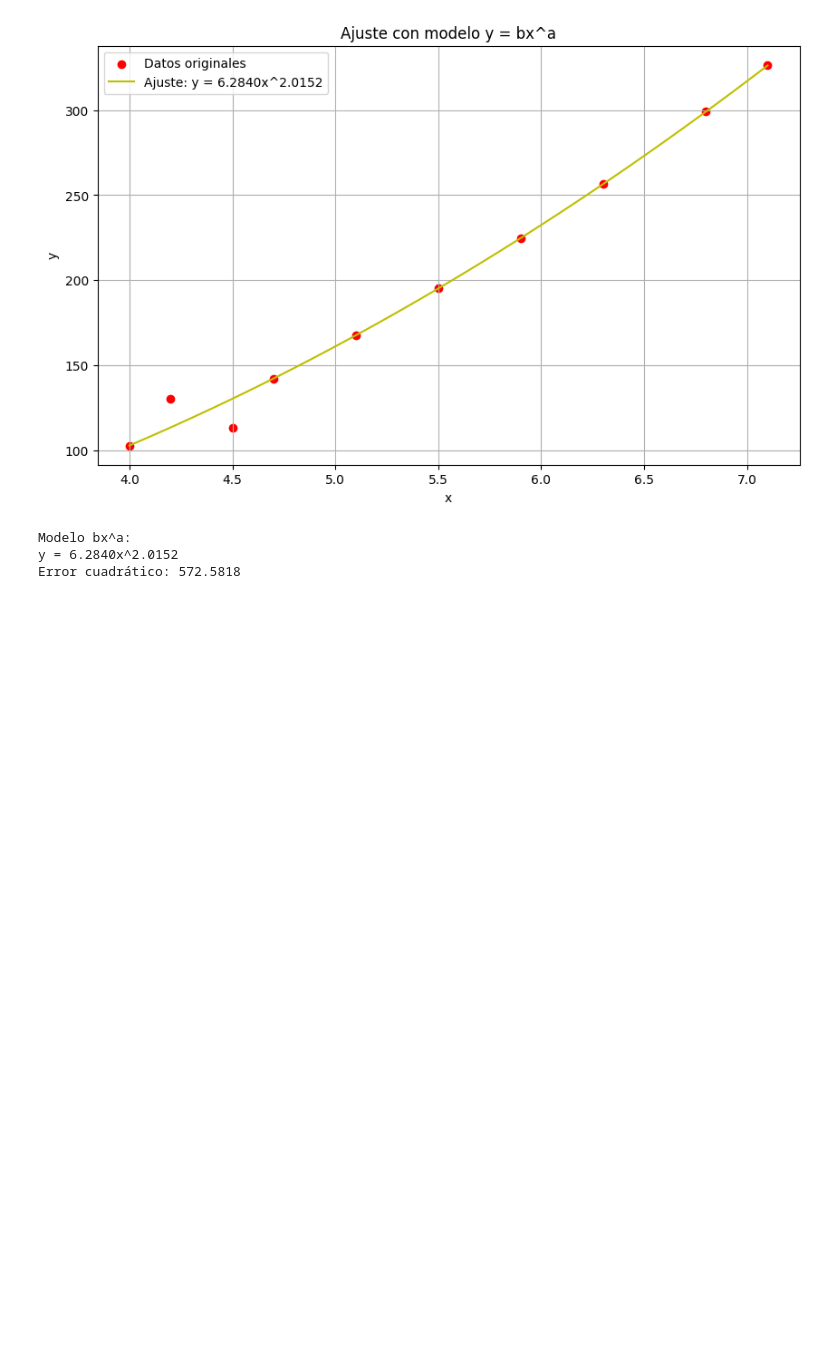
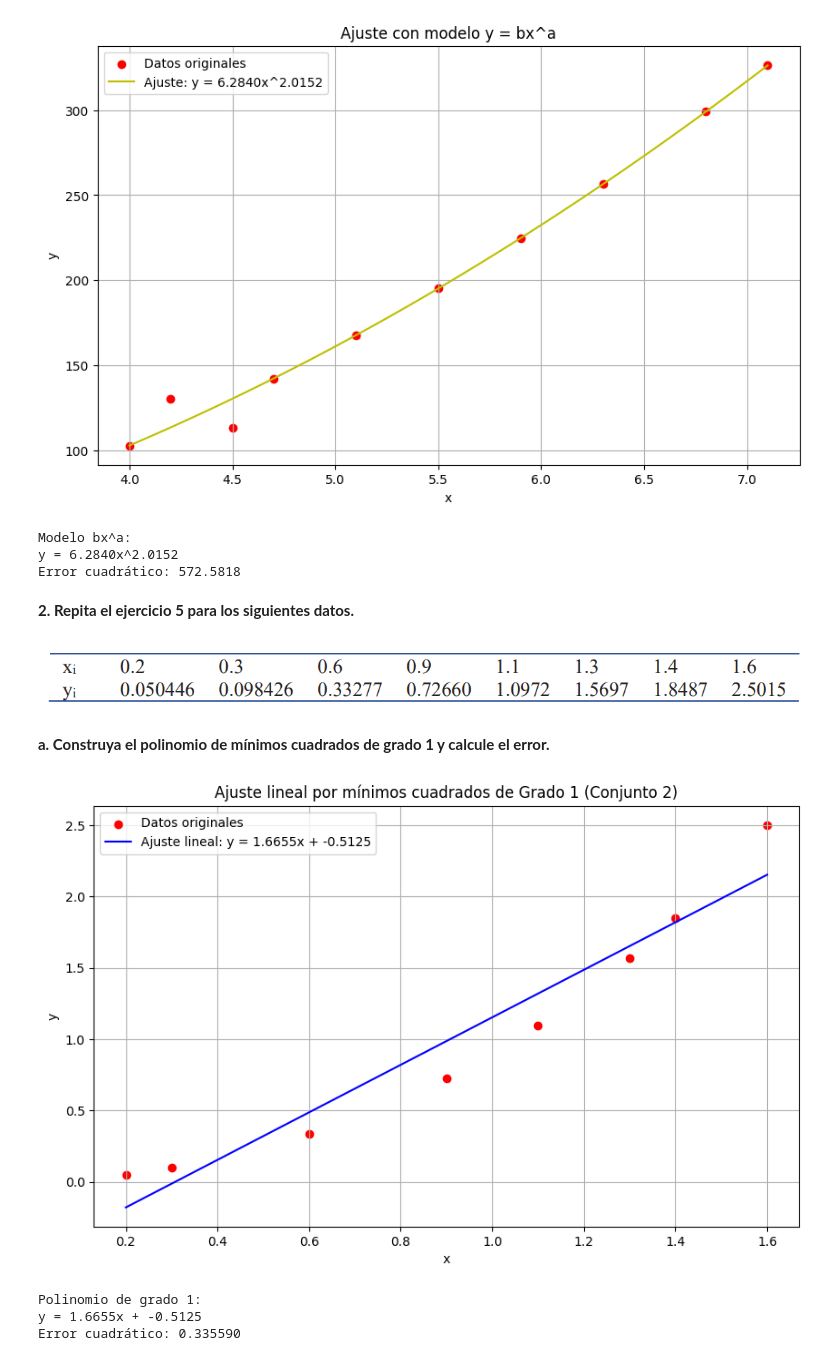
Before and after one commit to SebastianMoralesEpn/Github1.0, a Jupyter notebook: Tareas/[Tarea 08] Ejercicios Unidad 03-C mínimos cuadrados/[Tarea 08] Ejercicios Unidad 03-C mínimos cuadrados - Morales Sebastian.ipynb, the cells around one changed output. Drawn from its saved outputs; the diff is of its cells as text; code cells hidden in the pictures; blank space fills up the shorter version.

Commit message:
Resolución del Ejercicio 2 de la Tarea 08

```diff
--- a/Tareas/[Tarea 08] Ejercicios Unidad 03-C mínimos cuadrados/[Tarea 08] Ejercicios Unidad 03-C mínimos cuadrados - Morales Sebastian.ipynb
+++ b/Tareas/[Tarea 08] Ejercicios Unidad 03-C mínimos cuadrados/[Tarea 08] Ejercicios Unidad 03-C mínimos cuadrados - Morales Sebastian.ipynb
@@ -188,3 +188,44 @@ print(f"Error cuadrático: {error:.4f}")
 Modelo bx^a:
 y = 6.2840x^2.0152
 Error cuadrático: 572.5818
+# %% [markdown]
+**2. Repita el ejercicio 5 para los siguientes datos.**
+# %% [markdown]
+![02.png](attachment:02.png)
+# %% [markdown]
+**a. Construya el polinomio de mínimos cuadrados de grado 1 y calcule el error.**
+# %%
+# Nuevos datos
+xi_2 = np.array([0.2, 0.3, 0.6, 0.9, 1.1, 1.3, 1.4, 1.6])
+yi_2 = np.array([0.050446, 0.098426, 0.33277, 0.72660, 1.0972, 1.5697, 1.8487, 2.5015])
+
+# Modelo lineal
+def linear_model_2(x, a, b):
+    return a * x + b
+
+# Ajuste
+params_lin_2, _ = curve_fit(linear_model_2, xi_2, yi_2)
+a1_2, b1_2 = params_lin_2
+error_2 = np.sum((yi_2 - linear_model_2(xi_2, a1_2, b1_2))**2)
+
+# Gráfico
+plt.figure(figsize=(10, 6))
+plt.scatter(xi_2, yi_2, color='red', label='Datos originales')
+x_vals_2 = np.linspace(min(xi_2), max(xi_2), 100)
+plt.plot(x_vals_2, linear_model_2(x_vals_2, a1_2, b1_2), 'b-',
+         label=f'Ajuste lineal: y = {a1_2:.4f}x + {b1_2:.4f}')
+plt.title('Ajuste lineal por mínimos cuadrados de Grado 1 (Conjunto 2)')
+plt.xlabel('x')
+plt.ylabel('y')
+plt.legend()
+plt.grid(True)
+plt.show()
+
+print("Polinomio de grado 1:")
+print(f"y = {a1_2:.4f}x + {b1_2:.4f}")
+print(f"Error cuadrático: {error_2:.6f}")
+# %% [output]
+[figure, added]
+Polinomio de grado 1:
+y = 1.6655x + -0.5125
+Error cuadrático: 0.335590
```
Also changed, not shown: parts of 8 cells of this notebook.
